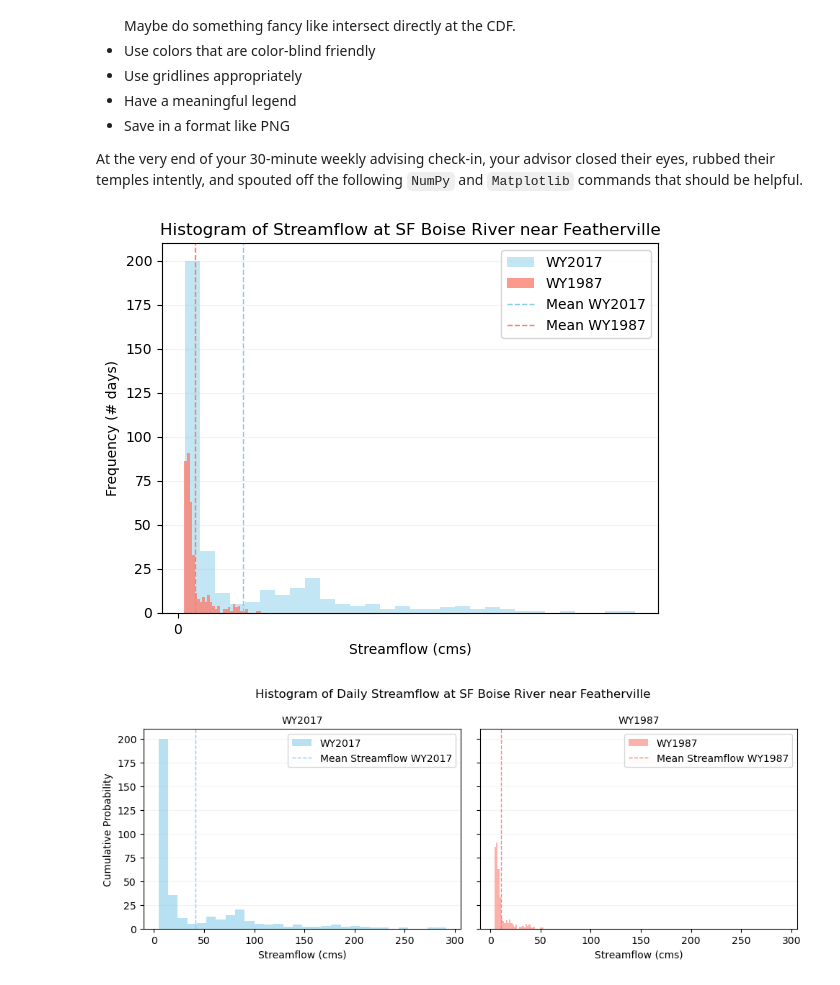
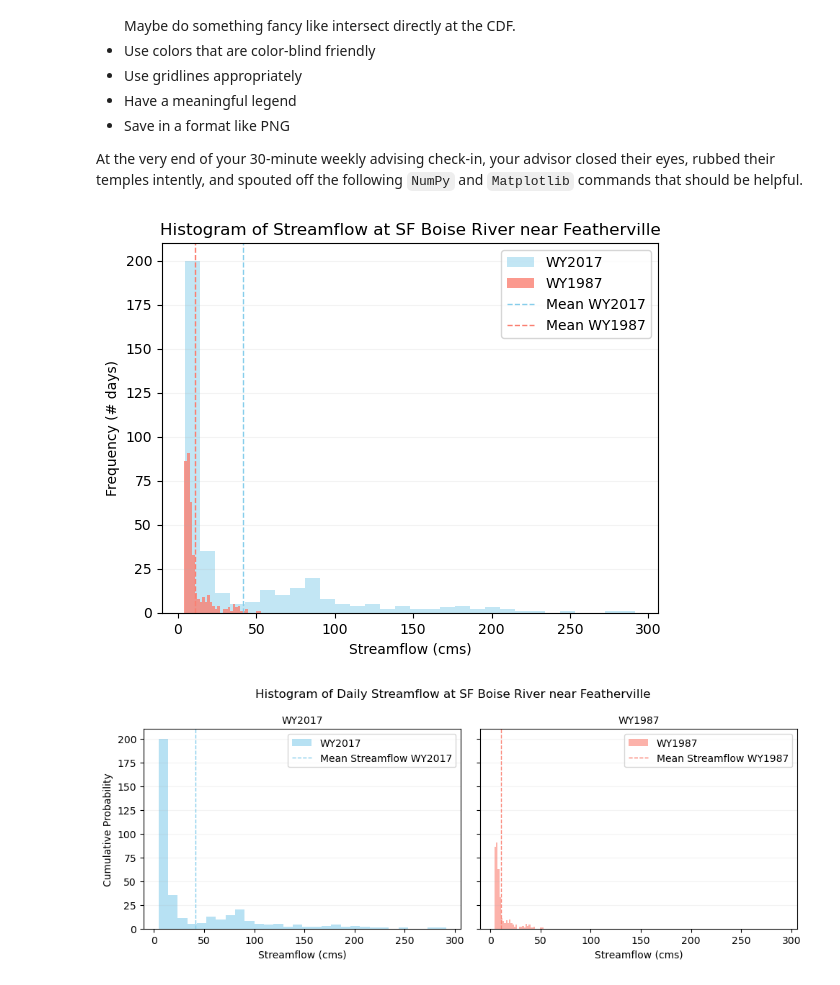
Before and after one commit to isabellawelk/iw-geos505, a Jupyter notebook: Homework/02.P Unit 02 Assignment.ipynb, the cells around one changed output. Saved outputs shown, nothing was run; the diff lists cells and outputs as text; code cells hidden in the pictures.

Commit message:
fixed figure axes and moved file

```diff
--- a/Unit 02/02.P Unit 02 Assignment.ipynb
+++ b/Homework/02.P Unit 02 Assignment.ipynb
@@ -127,21 +127,21 @@ max2 = np.max(wy2_streamflow['q_cms'])
 # %%
 # make a histogram with both
 plt.hist(wy1_streamflow['q_cms'], bins=30,alpha=0.5, label='WY2017', color='skyblue')
 plt.hist(wy2_streamflow['q_cms'], bins=30, alpha=0.8, label='WY1987', color='salmon')
 plt.xlabel('Streamflow (cms)')
 plt.ylabel('Frequency (# days)')
 plt.title(f'Histogram of Streamflow at {gage_name}')
 plt.grid(axis='y', alpha=0.15)
-plt.xticks(np.arange(0,max1,1000))
+#plt.xticks(np.arange(0,max1,max1/7))
 # Add vertical lines for the mean streamflow
 plt.axvline(mean1, color='skyblue',alpha = 1, linestyle='dashed', linewidth=1, label='Mean WY2017')
 plt.axvline(mean2, color='salmon', alpha = 1, linestyle='dashed', linewidth=1, label='Mean WY1987')
 plt.legend()
 plt.show()
 
 #plt.savefig('DailyStreamflow_hist.png')
 # %% [output]
-[figure, old version]
+[figure, new version]
 # %%
 # making two histograms side by side
 fig, ax = plt.subplots(1,2,figsize=(10,4), sharey=True, sharex=True)
```
